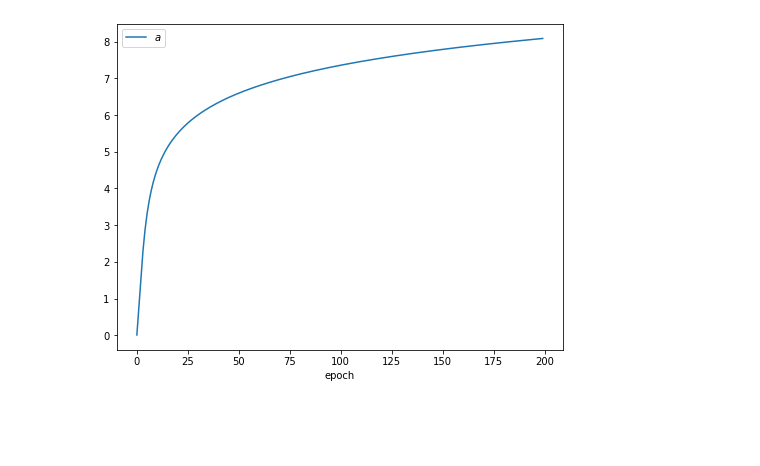
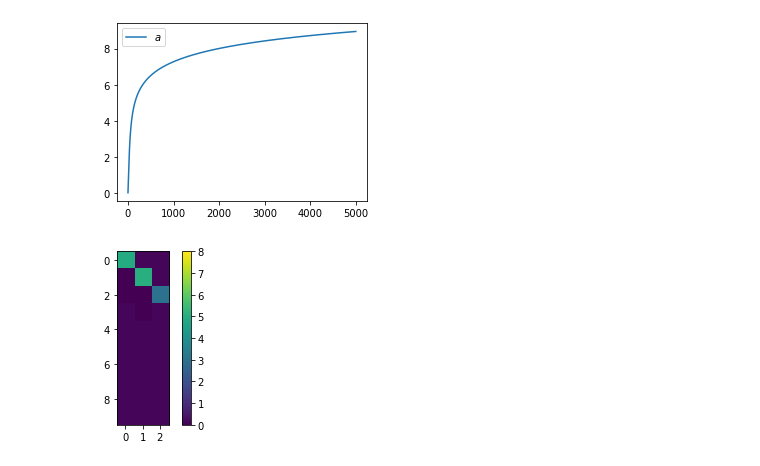
Before and after one commit to gszfwsb/Unveiling-Induction-Heads, a Jupyter notebook: RPE/plot.ipynb, the cells around one changed output. Drawn from its saved outputs; the diff is of its cells as text; code cells hidden in the pictures; blank space fills up the shorter version.

```diff
--- a/RPE/plot.ipynb
+++ b/RPE/plot.ipynb
@@ -3,17 +3,27 @@
 import numpy as np
 import matplotlib.pyplot as plt
 
-w_plus = 3.0
 
-path = f'/data3/wangshaobo/ICL/RPE/results_paper/NGram/C_W_a_parent2_n10000_L100_S3_H3_1.0_100.0_100.0_optsgd_w+{w_plus}_w-0.1_D3_c_alpha_init0.01_a_init0.01_alpha0.1_n-epochs[500, 500, 500].npz'
+colors = plt.get_cmap('Set2').colors
+
+
+train_method = 'CW_a'
+
+path = f'/data3/wangshaobo/ICL/RPE/results_paper/NGram/CW_a_parent2_n10000_L100_S3_H3_1.0_1.0_optsgd_w+3.0_w-0.1_D2_c_alpha_init0.01_a_init0.01_alpha0.1_n-epochs[500000, 5000].npz'
 data = np.load(path)
 
 # extract info from path, about L, S, H
 path = path.split('/')[-1]
 path = path.split('_')
-L = int(path[5][1:])
-S = int(path[6][1:])
-H = int(path[7][1:])
-D = path[14][1:]
+if train_method == 'C_W_a':
+    L = int(path[5][1:])
+    S = int(path[6][1:])
+    H = int(path[7][1:])
+    D = path[14][1:]
+elif train_method == 'CW_a':
+    L = int(path[4][1:])
+    S = int(path[5][1:])
+    H = int(path[6][1:])
+    D = path[13][1:]
 print('L, S, H, D', L, S, H, D)
 # %% [output]
@@ -71,11 +98,29 @@ Text(0.5, 1.0, 'W_after')
 # %%
 # plot a_list curve
 a_list = data['a_list']
-keep = 200
-plt.figure(figsize=(8,6))
-plt.plot(a_list[:keep],label=r'$a$')
+plt.figure(figsize=(4,3))
+plt.plot(a_list,label=r'$a$')
 plt.legend()
-plt.xlabel('epoch')
-plt.show()
+# plt.xlabel('epoch')
+plt.tight_layout()
+plt.savefig(f'figures/{train_method}_{D}_a.svg')
 # %% [output]
-[figure, old version]
+[figure, new version]
+# %%
+# draw W_before and W_after heatmap
+W_after = data['W_after'][0][:10,:10]
+# Get the min and max values for normalization
+vmin = 0
+vmax = 8
+# Create the figure and subplots
+plt.figure(figsize=(4, 3))
+
+plt.imshow(W_after, aspect='equal', vmin=vmin, vmax=vmax)
+plt.colorbar()
+plt.tight_layout()
+plt.xticks([0,1,2])
+# make two subplot near
+plt.subplots_adjust(wspace=0.5)
+plt.savefig(f'figures/{train_method}_{D}_W_after.svg')
+# %% [output]
+[figure, added]
```
Also changed, not shown: parts of 8 cells of this notebook, 35 other files.
